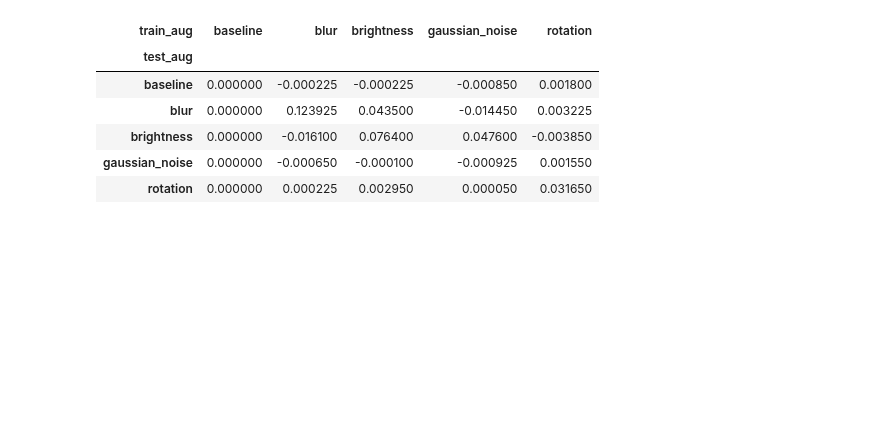
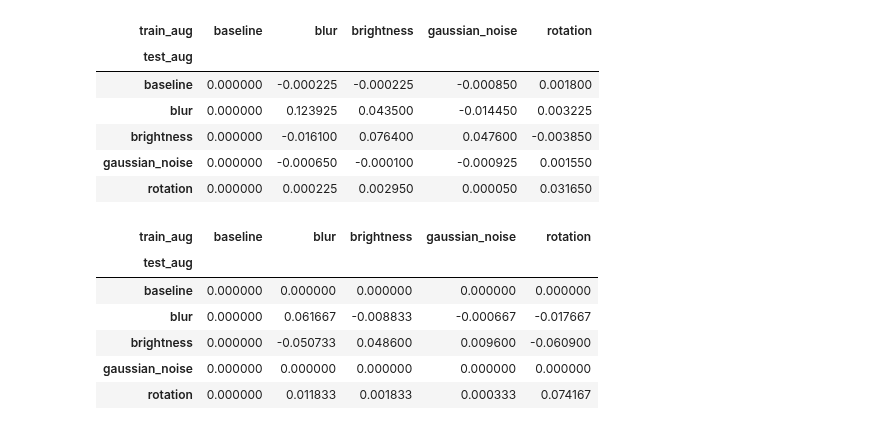
Before and after one commit to NNHieu/OOD_Gen_AugTransfer, a Jupyter notebook: notebooks/main.ipynb, the cells around one changed output. Saved outputs shown, nothing was run; the diff lists cells and outputs as text; code cells hidden in the pictures; blank space fills up the shorter version.

```diff
--- a/notebooks/main.ipynb
+++ b/notebooks/main.ipynb
@@ -71,6 +63,17 @@ corr.style.background_gradient(cmap='PuOr',
 | brightness | 0.000000 | -0.016100 | 0.076400 | 0.047600 | -0.003850 |
 | gaussian_noise | 0.000000 | -0.000650 | -0.000100 | -0.000925 | 0.001550 |
 | rotation | 0.000000 | 0.000225 | 0.002950 | 0.000050 | 0.031650 |
+# %%
+corr.style.background_gradient(cmap='PuOr',
+    vmin=-0.3, vmax=0.3, axis=None)
+# %% [output]
+| train_aug | baseline | blur | brightness | gaussian_noise | rotation |
+| test_aug |  |  |  |  |  |
+| baseline | 0.000000 | 0.000000 | 0.000000 | 0.000000 | 0.000000 |
+| blur | 0.000000 | 0.061667 | -0.008833 | -0.000667 | -0.017667 |
+| brightness | 0.000000 | -0.050733 | 0.048600 | 0.009600 | -0.060900 |
+| gaussian_noise | 0.000000 | 0.000000 | 0.000000 | 0.000000 | 0.000000 |
+| rotation | 0.000000 | 0.011833 | 0.001833 | 0.000333 | 0.074167 |
 # %%
 # Generate a mask for the upper triangle
 # mask = np.triu(np.ones_like(corr, dtype=bool))
```
Also changed, not shown: parts of 6 cells of this notebook, 2 other files.
